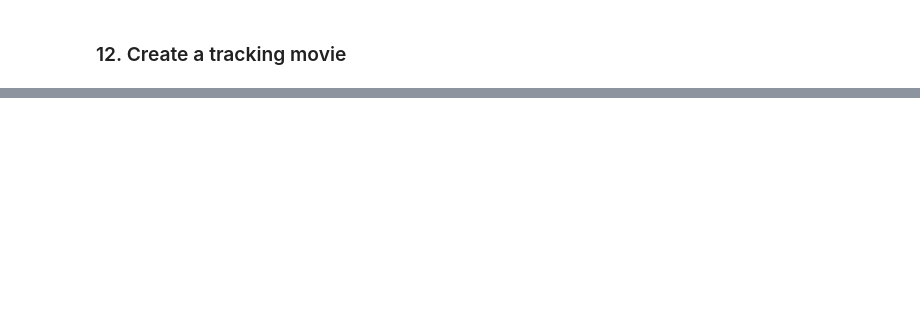
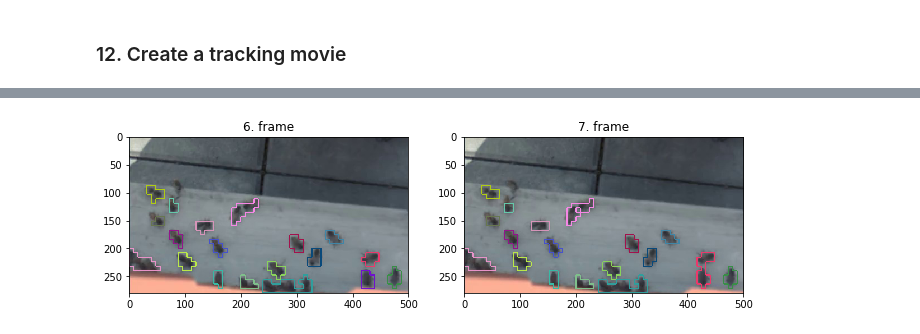
Before and after one commit to kolo-abb/Random-Scripts-And-Notes, a Jupyter notebook: Graph-Segmentation/object_tracking/tracking_dask.ipynb, the cells around one changed output, grey strips where cells are left out. Cells and saved outputs as stored; diff of their text form; code cells hidden in the pictures; blank space fills up the shorter version.

```diff
--- a/Graph-Segmentation/object_tracking/tracking_dask.ipynb
+++ b/Graph-Segmentation/object_tracking/tracking_dask.ipynb
@@ -422,0 +456,7 @@ for i in range(start_frame, end_frame):
+# %%
+%%time
+if ind!=None:
+    match_frame = show_all_matched_frames(matched, max(start_frame,objects[ind][0]),
+                                          min(end_frame,objects[ind][1]), index=ind, track=track)
+else:
+    match_frame = show_all_matched_frames(matched, start_frame, end_frame)
@@ -425,30 +467,31 @@ The best way to show effects of tracking is to join frames after matching into o
 # %%
-def get_original_labeled_frame(matchings, original_frame):
+def get_original_labeled_frame(match_frame, original_frame):
     original_frame_array = np.array(original_frame)
     original_labeled_frame = np.zeros(original_frame_array.shape, dtype='int16')
     for i in range(original_labeled_frame.shape[0]):
         for j in range(original_labeled_frame.shape[1]):
             for k in range(original_labeled_frame.shape[2]):
                 if upper_left_y < i and i < lower_right_y and upper_left_x < j and j < lower_right_x:
-                    original_labeled_frame[i][j][k] = matchings[i - upper_left_y][j - upper_left_x][k]
+                    original_labeled_frame[i][j][k] = match_frame[i - upper_left_y][j - upper_left_x][k]
                 else:
                     original_labeled_frame[i][j][k] = original_frame_array[i][j][k]
     return original_labeled_frame
 # %%
-pathOut = 'tracking_video_3.mkv'
+%%time
+pathOut = 'tracking_video.mkv'
 tracking_movie = cv2.VideoWriter(pathOut, apiPreference=0, fourcc = cv2.VideoWriter_fourcc(*'DIVX'), fps=15, frameSize=original_frames[0].size)
 if ind!=None:
     for i in range(start_frame, objects[ind][0]):
         x = original_frames[i]
         tracking_movie.write(np.uint8(x))
     for j in range(objects[ind][1]-objects[ind][0]):
-        x = get_original_labeled_frame(matchings[j], original_frames[j+objects[ind][0]])
+        x = get_original_labeled_frame(match_frame[j], original_frames[j+objects[ind][0]])
         tracking_movie.write(np.uint8(x))
     for i in range(objects[ind][1], end_frame):
         x = original_frames[i]
         tracking_movie.write(np.uint8(x))
 else:
     for i in range(end_frame-start_frame):
-        x = get_original_labeled_frame(matchings[i], original_frames[i])
+        x = get_original_labeled_frame(match_frame[i], original_frames[i])
         tracking_movie.write(np.uint8(x))
 tracking_movie.release()
@@ -457,9 +502,9 @@ tracking_movie.release()
 # %%
-def show_adjacent_matched_frames(matchings, i, colors):
+def show_adjacent_matched_frames(match_frame, i, colors):
     f=plt.figure(figsize=(11,5))
     f1=f.add_subplot(1,2,1)
     f1=plt.title(f"{i}. frame")
-    f1=plt.imshow(matchings[i])
+    f1=plt.imshow(match_frame[i])
     f2=f.add_subplot(1,2,2)
     f2=plt.title(f"{i+1}. frame")
     f2=plt.imshow(matchings[i+1])
@@ -467,2 +524,4 @@ def show_adjacent_matched_frames(matchings, i, colors):
 # %%
-show_adjacent_matched_frames(matchings, 5, colors)
+show_adjacent_matched_frames(match_frame, 6, colors)
+# %% [output]
+[figure, added]
```
Also changed, not shown: parts of 27 cells of this notebook, 2 other files.
